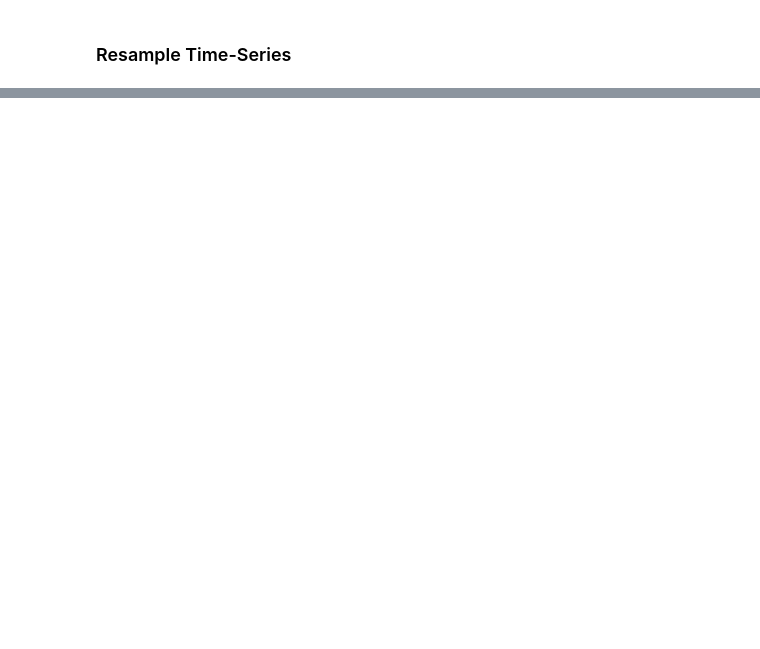
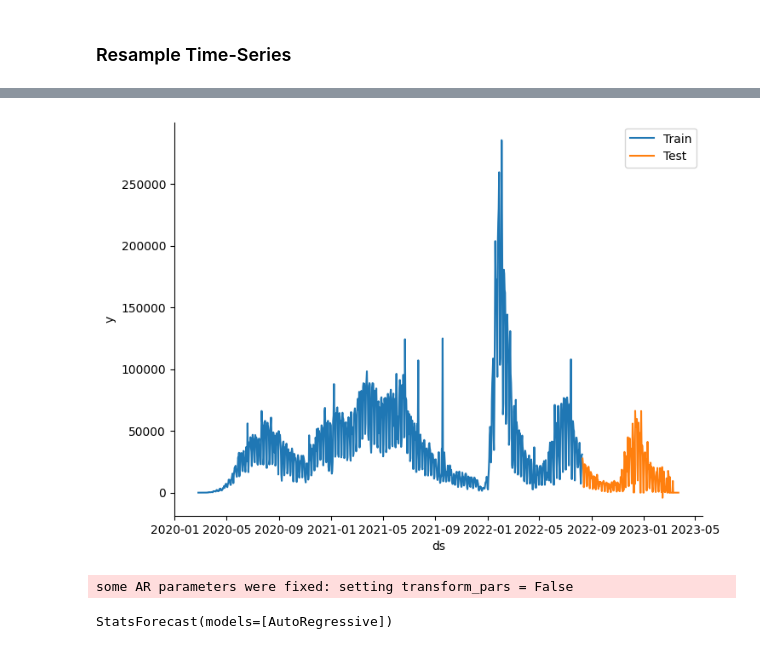
Before and after one commit to heitortanoue/time-series, a Jupyter notebook: python/streamlit/notebooks/test.ipynb, the cells around one changed output, grey strips where cells are left out. Drawn from its saved outputs; the diff is of its cells as text; code cells hidden in the pictures; blank space fills up the shorter version.

```diff
--- a/python/streamlit/notebooks/test.ipynb
+++ b/python/streamlit/notebooks/test.ipynb
@@ -418,0 +430,7 @@ plot_autocorrelation(lagged1_ts)
+# %%
+def train_test_split(df, proportion):
+
+    train_size = int((proportion/100)*len(df))
+    train, test = df[:train_size], df[train_size:]
+
+    return train, test
@@ -418,0 +441,8 @@ plot_autocorrelation(lagged1_ts)
+# %%
+import seaborn as sns
+
+sns.lineplot(train_sf,x="ds", y="y", label="Train")
+sns.lineplot(test_sf, x="ds", y="y", label="Test")
+plt.show()
+# %% [output]
+[figure, added]
@@ -418,0 +463,5 @@ plot_autocorrelation(lagged1_ts)
+# %%
+sf.fit()
+# %% [output]
+some AR parameters were fixed: setting transform_pars = False
+StatsForecast(models=[AutoRegressive])
```
Also changed, not shown: parts of 83 cells of this notebook, 8 other files.
